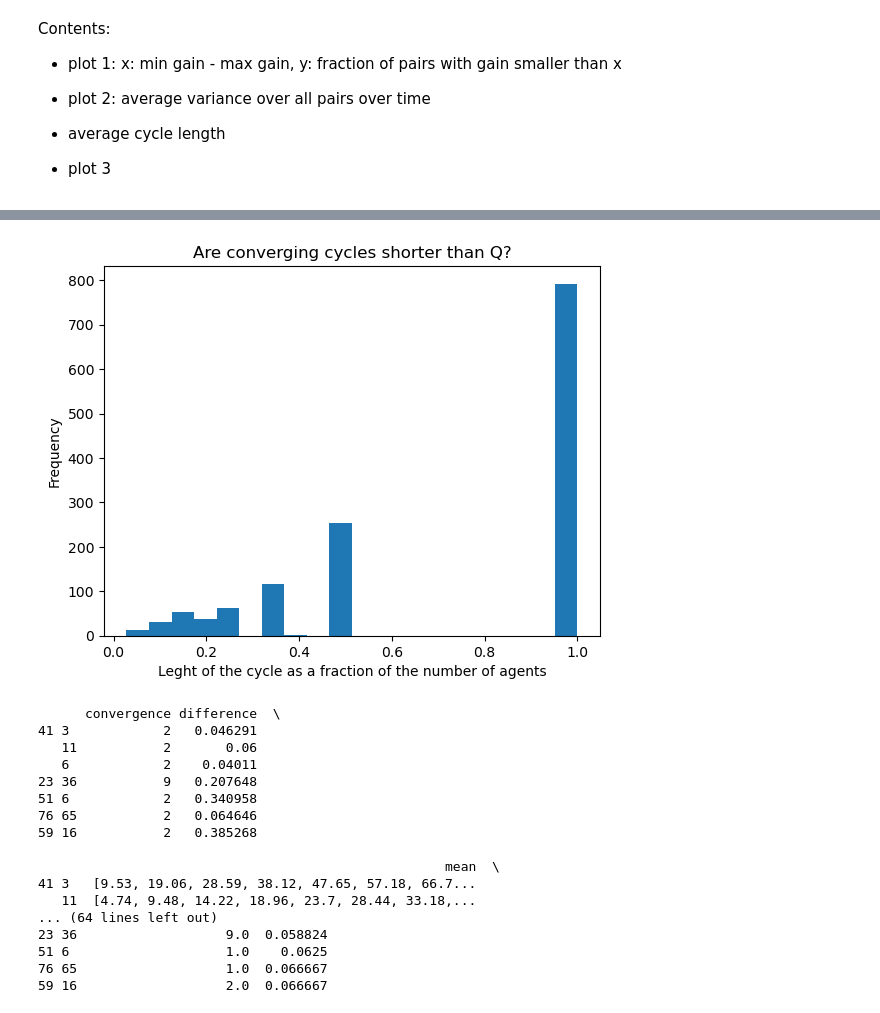
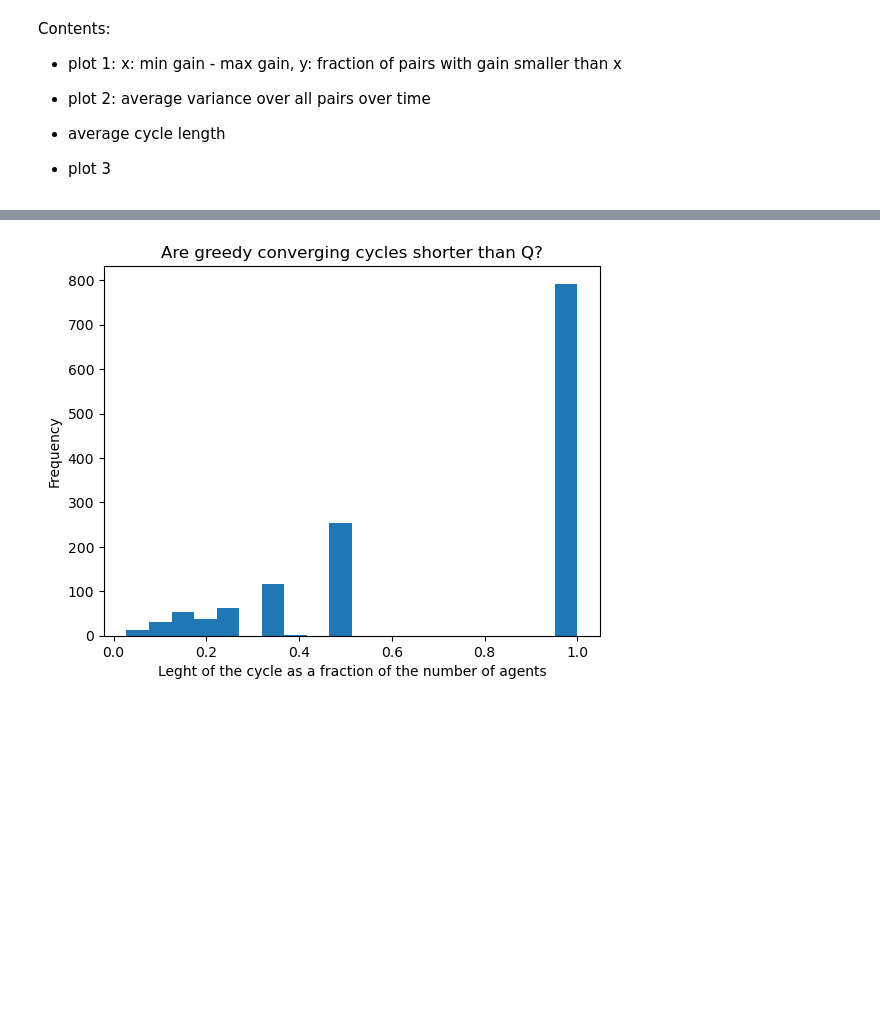
Before and after one commit to COeXISTENCE-PROJECT/Wardropian_cycles, a Jupyter notebook: Greedy_algorithm/plots_numerical_results.ipynb, the cells around one changed output, grey strips where cells are left out. Cells and saved outputs as stored; diff of their text form; code cells hidden in the pictures; blank space fills up the shorter version.

```diff
--- a/Greedy_algorithm/plots_numerical_results.ipynb
+++ b/Greedy_algorithm/plots_numerical_results.ipynb
@@ -163,11 +179,12 @@ print("Convergence less than gcd analytical: ", (len(df[df["convergence"] < df["
 print("Convergence greater than analytical: ", len(df[df["convergence"] > df["analytical"]]))
 
 # reshape almost convergence to multiple columns
-for i in range(df["almost_convergence"].apply(len).max()):
+almost_conv_params = df["almost_convergence"].apply(len).max()
+for i in range(almost_conv_params):
     df["almost_convergence_" + str(i)] = df["almost_convergence"].apply(lambda x: x[i] if i < len(x) else np.nan)
 
-for i in range(df["almost_convergence"].apply(len).max()):
-    print("Convergence greater than almost convergence ${i}$: ", len(df[df["convergence"] > df["almost_convergence_" + str(i)] ]))
+for i in range(almost_conv_params):
+    print("Convergence greater than almost convergence "+ str(i) + ": " , len(df[df["convergence"] > df["almost_convergence_" + str(i)] ]))
 # %% [output]
 Convergence equal to analytical:  792
 Convergence equal to gcd analytical while opting works:  564
@@ -217,31 +304,13 @@ plt.show()
 # %%
 # convergence/agents
 plt.figure()
 (df2["convergence"] / df2["agents"]).plot(kind="hist", bins=20)
-plt.title("Are converging cycles shorter than Q?")
+plt.title("Are greedy converging cycles shorter than Q?")
 plt.xlabel("Leght of the cycle as a fraction of the number of agents")
 plt.show()
 
 # sort by this ratio and print head
 df2["ratio"] = df2["convergence"] / df2["agents"]
 df2 = df2.sort_values(by="ratio")
-print(df2.head(7))
 # %% [output]
-[figure, old version]
+[figure, new version]
-      convergence difference  \
-41 3            2   0.046291
-   11           2       0.06
-   6            2    0.04011
-23 36           9   0.207648
-51 6            2   0.340958
-76 65           2   0.064646
-59 16           2   0.385268
-
-                                                    mean  \
-41 3   [9.53, 19.06, 28.59, 38.12, 47.65, 57.18, 66.7...
-   11  [4.74, 9.48, 14.22, 18.96, 23.7, 28.44, 33.18,...
-... (64 lines left out)
-23 36                   9.0  0.058824
-51 6                    1.0    0.0625
-76 65                   1.0  0.066667
-59 16                   2.0  0.066667
```
Also changed, not shown: parts of 21 cells of this notebook, 13 other files.
